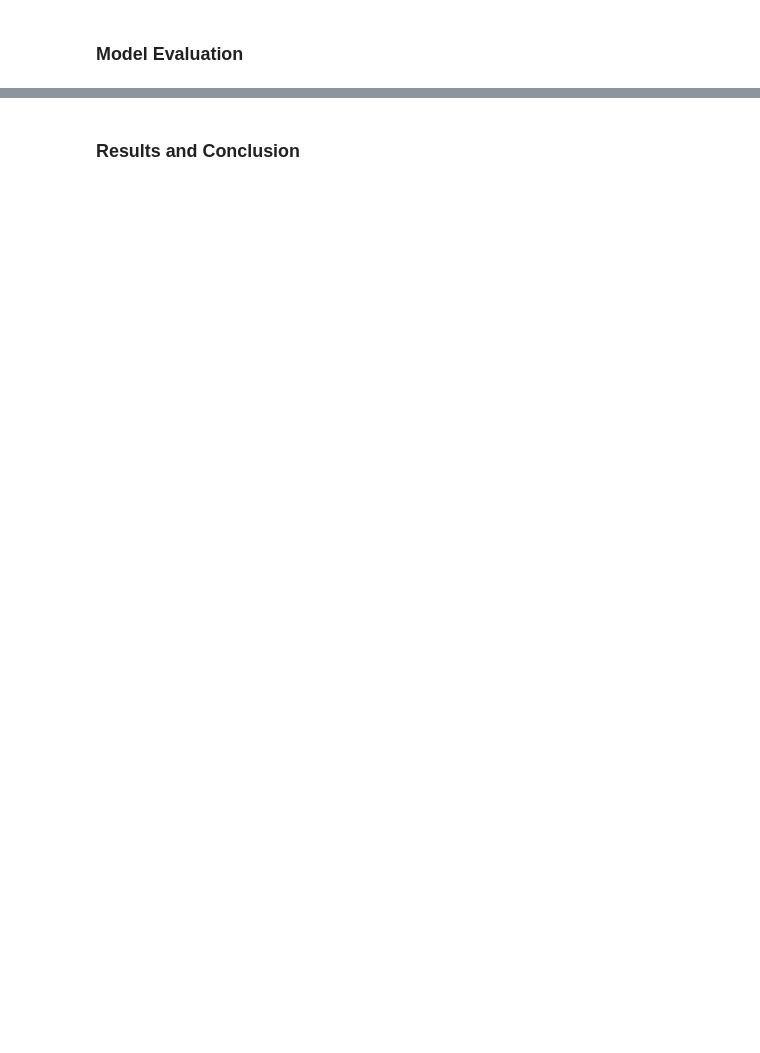
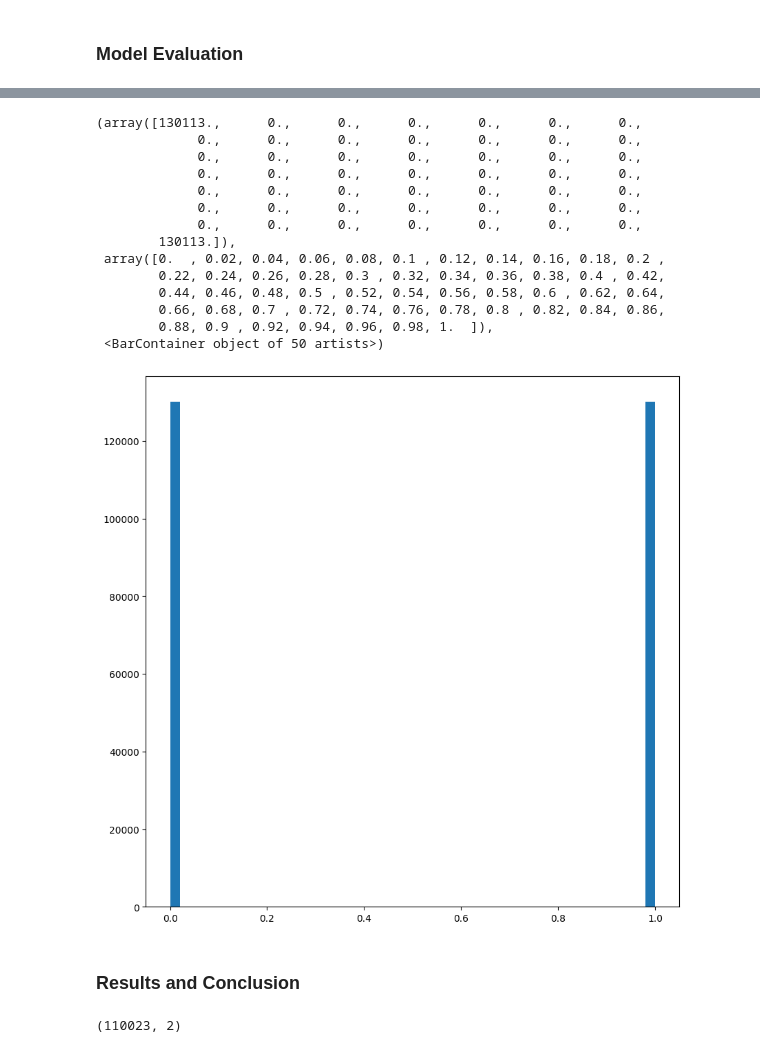
Before and after one commit to T2LIPthedeveloper/ML-and-AI-Projects, a Jupyter notebook: Binary-Prediction-Bank-Churn/submission_v1.ipynb, the cells around one changed output, grey strips where cells are left out. Saved outputs shown, nothing was run; the diff lists cells and outputs as text; code cells hidden in the pictures; blank space fills up the shorter version.

```diff
--- a/Binary-Prediction-Bank-Churn/submission_v1.ipynb
+++ b/Binary-Prediction-Bank-Churn/submission_v1.ipynb
@@ -536,2 +711,27 @@ output = pd.DataFrame({'id': test_ids, 'Exited': y_pred})
+# %%
+# Distribution of test data
+plt.hist(y, bins=50)
+# %% [output]
+(array([130113.,      0.,      0.,      0.,      0.,      0.,      0.,
+             0.,      0.,      0.,      0.,      0.,      0.,      0.,
+             0.,      0.,      0.,      0.,      0.,      0.,      0.,
+             0.,      0.,      0.,      0.,      0.,      0.,      0.,
+             0.,      0.,      0.,      0.,      0.,      0.,      0.,
+             0.,      0.,      0.,      0.,      0.,      0.,      0.,
+             0.,      0.,      0.,      0.,      0.,      0.,      0.,
+        130113.]),
+ array([0.  , 0.02, 0.04, 0.06, 0.08, 0.1 , 0.12, 0.14, 0.16, 0.18, 0.2 ,
+        0.22, 0.24, 0.26, 0.28, 0.3 , 0.32, 0.34, 0.36, 0.38, 0.4 , 0.42,
+        0.44, 0.46, 0.48, 0.5 , 0.52, 0.54, 0.56, 0.58, 0.6 , 0.62, 0.64,
+        0.66, 0.68, 0.7 , 0.72, 0.74, 0.76, 0.78, 0.8 , 0.82, 0.84, 0.86,
+        0.88, 0.9 , 0.92, 0.94, 0.96, 0.98, 1.  ]),
+ <BarContainer object of 50 artists>)
+[figure, added]
 # %% [markdown]
 ### Results and Conclusion
+# %%
+# Create a dataframe with the id and prediction
+output = pd.DataFrame({'id': test_ids, 'Exited': y_pred[:, 1]})
+output.shape
+# %% [output]
+(110023, 2)
```
Also changed, not shown: parts of 27 cells of this notebook, 4 other files.
